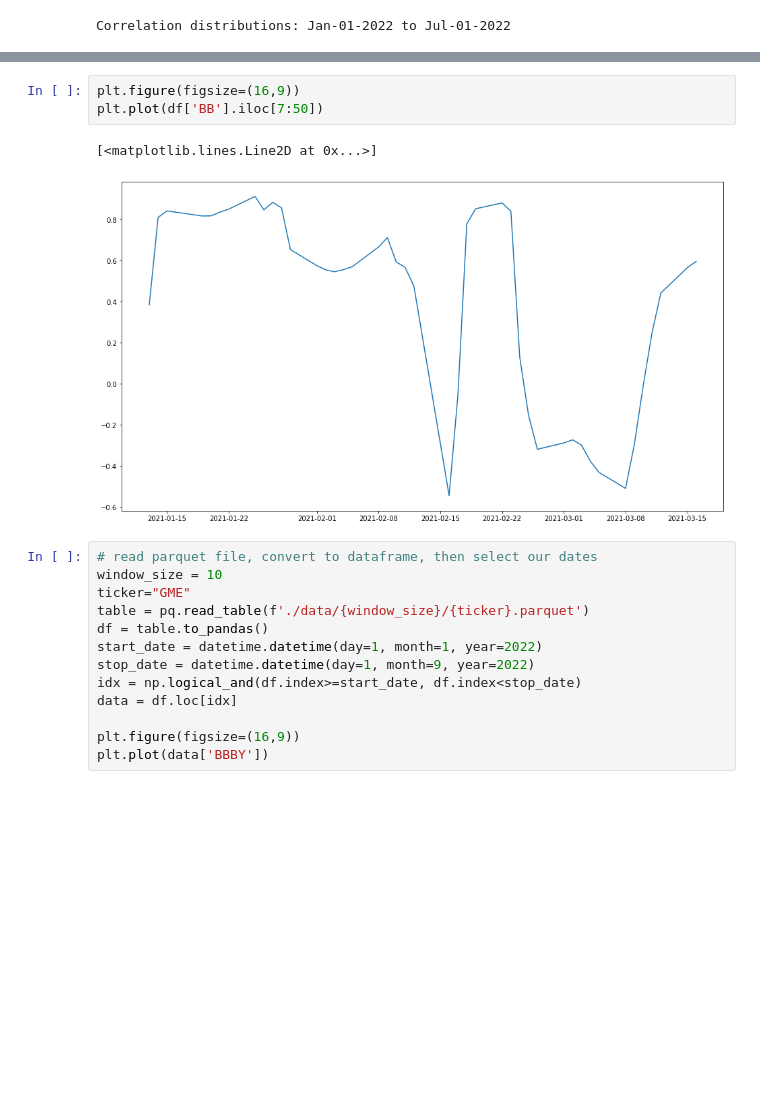
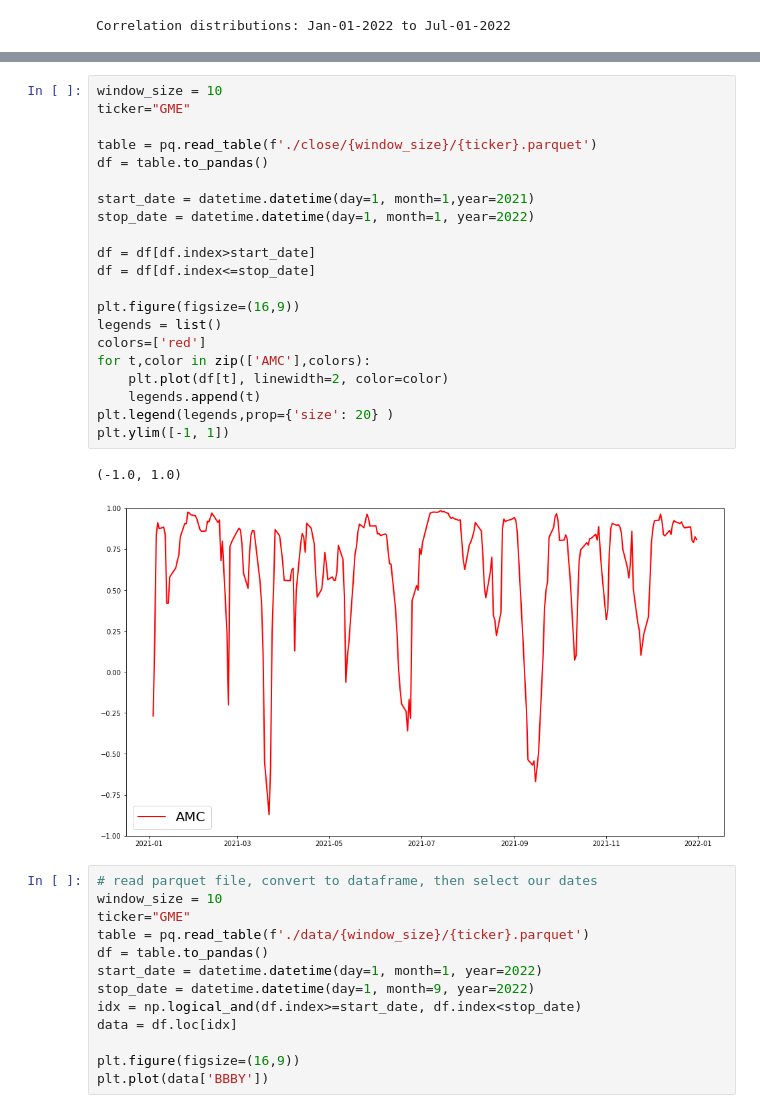
Before and after one commit to kirpi-1/stocks, a Jupyter notebook: notes.ipynb, the cells around one changed output, grey strips where cells are left out. Cells and saved outputs as stored; diff of their text form; blank space fills up the shorter version.

```diff
--- a/notes.ipynb
+++ b/notes.ipynb
@@ -254,9 +271,27 @@ Correlation distributions: Jan-01-2022 to Jul-01-2022
 # %%
+window_size = 10
+ticker="GME"
+
+table = pq.read_table(f'./close/{window_size}/{ticker}.parquet')
+df = table.to_pandas()
+
+start_date = datetime.datetime(day=1, month=1,year=2021)
+stop_date = datetime.datetime(day=1, month=1, year=2022)
+
+df = df[df.index>start_date]
+df = df[df.index<=stop_date]
+
 plt.figure(figsize=(16,9))
-plt.plot(df['BB'].iloc[7:50])
+legends = list()
+colors=['red']
+for t,color in zip(['AMC'],colors):
+    plt.plot(df[t], linewidth=2, color=color)
+    legends.append(t)
+plt.legend(legends,prop={'size': 20} )
+plt.ylim([-1, 1])
 # %% [output]
-[<matplotlib.lines.Line2D at 0x...>]
+(-1.0, 1.0)
-[figure, old version]
+[figure, new version]
 # %%
 # read parquet file, convert to dataframe, then select our dates
 window_size = 10
```
Also changed, not shown: parts of 7 cells of this notebook, 13 other files.
